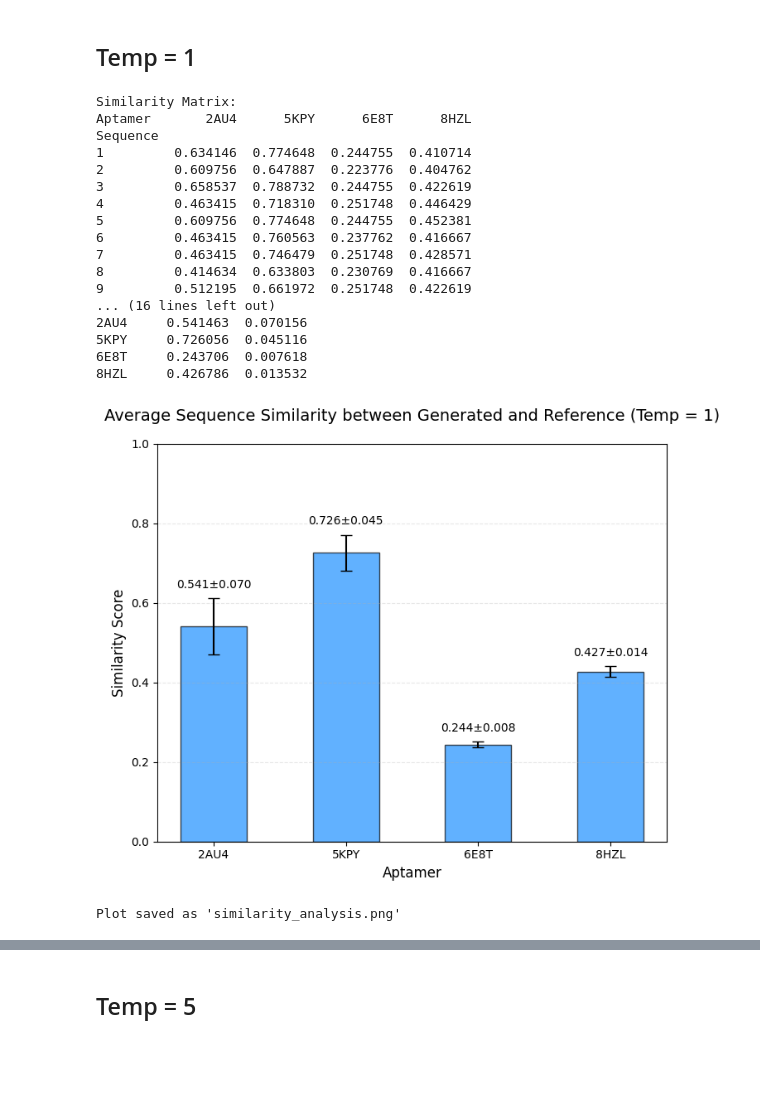
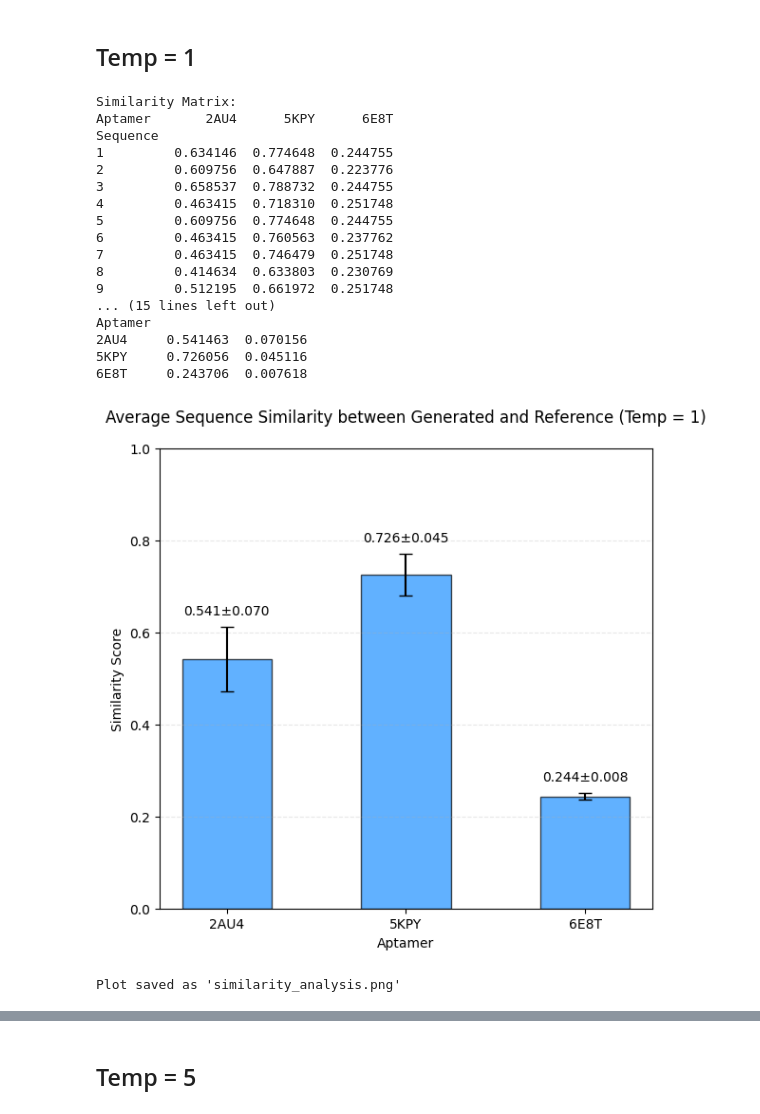
Before and after one commit to peneeta/Benchmarking-RhoDesign, a Jupyter notebook: analyze_seqs.ipynb, the cells around one changed output, grey strips where cells are left out. Cells and saved outputs as stored; diff of their text form; code cells hidden in the pictures; blank space fills up the shorter version.

Commit message:
rm fourth test aptamer from plots

```diff
--- a/analyze_seqs.ipynb
+++ b/analyze_seqs.ipynb
@@ -42,7 +42,7 @@ def calculate_similarity(seq1, seq2):
 ## Temp = 1
 # %%
 # dir with generated seqs
-aptamers = ["2AU4", "5KPY", "6E8T", "8HZL"]
+aptamers = ["2AU4", "5KPY", "6E8T"]
 base_dir = "./generated_seqs/"
 fasta_dir = "./aptamers/fasta/"
 # %%
@@ -85,57 +85,57 @@ print(stats)
 print("\n")
 # %% [output]
 Similarity Matrix:
-Aptamer       2AU4      5KPY      6E8T      8HZL
+Aptamer       2AU4      5KPY      6E8T
 Sequence
-1         0.634146  0.774648  0.244755  0.410714
-2         0.609756  0.647887  0.223776  0.404762
-3         0.658537  0.788732  0.244755  0.422619
-4         0.463415  0.718310  0.251748  0.446429
-5         0.609756  0.774648  0.244755  0.452381
-6         0.463415  0.760563  0.237762  0.416667
-7         0.463415  0.746479  0.251748  0.428571
-8         0.414634  0.633803  0.230769  0.416667
-9         0.512195  0.661972  0.251748  0.422619
-... (16 lines left out)
+1         0.634146  0.774648  0.244755
+2         0.609756  0.647887  0.223776
+3         0.658537  0.788732  0.244755
+4         0.463415  0.718310  0.251748
+5         0.609756  0.774648  0.244755
+6         0.463415  0.760563  0.237762
+7         0.463415  0.746479  0.251748
+8         0.414634  0.633803  0.230769
+9         0.512195  0.661972  0.251748
+... (15 lines left out)
+Aptamer
 2AU4     0.541463  0.070156
 5KPY     0.726056  0.045116
 6E8T     0.243706  0.007618
-8HZL     0.426786  0.013532
 # %%
-fig, ax = plt.subplots(figsize=(7, 6))
+fig, ax = plt.subplots(figsize=(6, 6))
 
 x_pos = np.arange(len(aptamers))
 means = stats['mean'].values
 stds = stats['std'].values
 
 bars = ax.bar(x_pos, means, yerr=stds, capsize=5, alpha=0.7,
               color='dodgerblue', edgecolor='black', linewidth=1, width=0.5)
 
-ax.set_xlabel('Aptamer', fontsize=12)
-ax.set_ylabel('Similarity Score', fontsize=12,)
+ax.set_xlabel('Aptamer', fontsize=10)
+ax.set_ylabel('Similarity Score', fontsize=10)
 ax.set_title('Average Sequence Similarity between Generated and Reference (Temp = 1)',
-             fontsize=14, pad=20)
+             fontsize=12, pad=20)
 ax.set_xticks(x_pos)
 ax.set_xticklabels(aptamers)
 ax.set_ylim([0, 1])
 ax.grid(axis='y', alpha=0.3, linestyle='--')
 
 # Add value labels on bars
 for i, (bar, mean, std) in enumerate(zip(bars, means, stds)):
     height = bar.get_height()
     # Add padding above the error bar
     y_pos = height + std + 0.02  # 0.02 units of padding
     ax.text(bar.get_x() + bar.get_width()/2., y_pos,
             f'{mean:.3f}±{std:.3f}',
             ha='center', va='bottom', fontsize=10)
 
 plt.tight_layout()
 plt.savefig('./figs/similarity_analysis.png', dpi=300, bbox_inches='tight')
 plt.show()
 
 print("Plot saved as 'similarity_analysis.png'")
 # %% [output]
-[figure, old version]
+[figure, new version]
 Plot saved as 'similarity_analysis.png'
 # %%
 print("\n" + "="*80)
```
Also changed, not shown: parts of 10 cells of this notebook, 7 other files.
